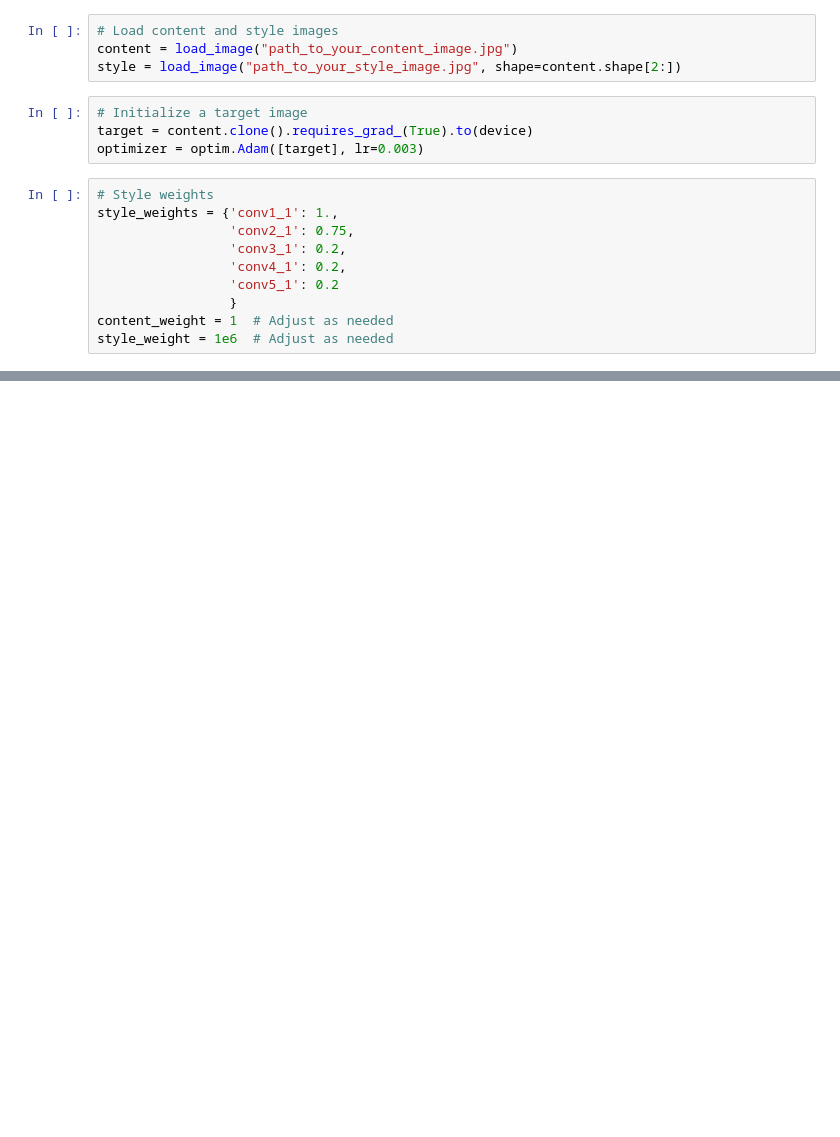
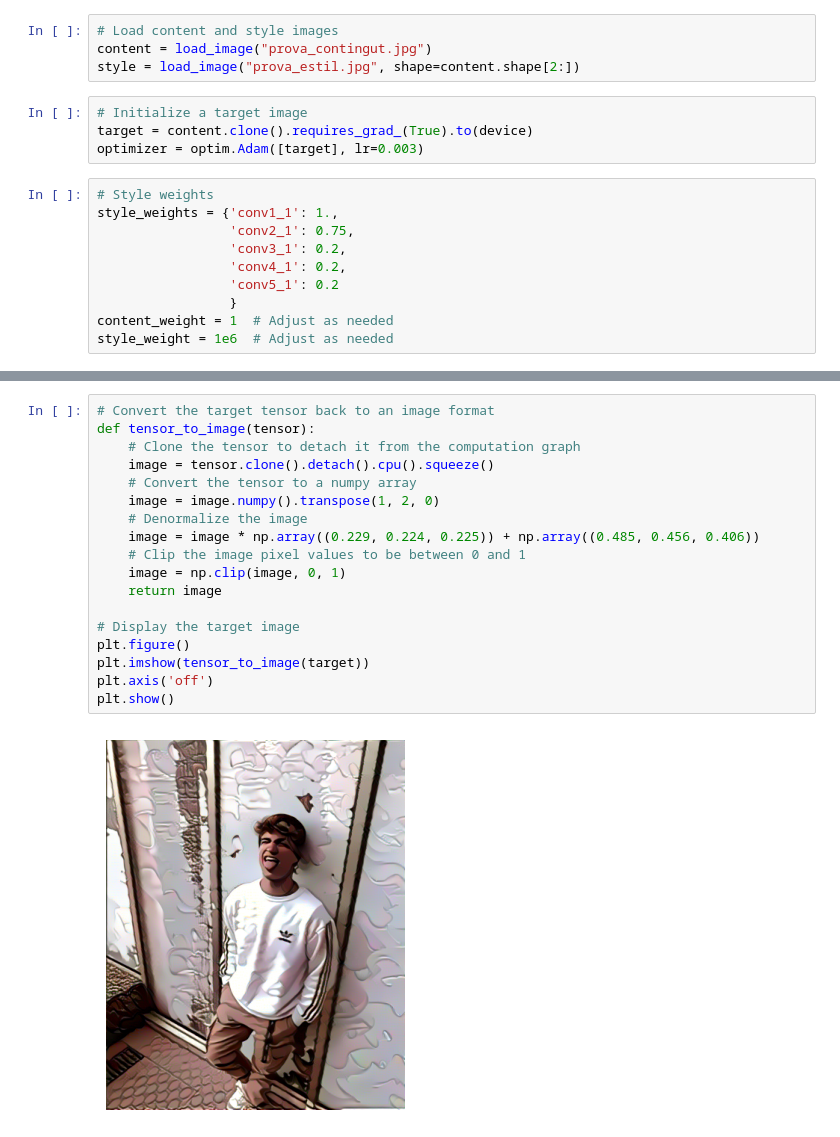
Before and after one commit to snijdersandreu/Neural-Style-Transfer-VGG19, a Jupyter notebook: style_transfer.ipynb, the cells around one changed output, grey strips where cells are left out. Drawn from its saved outputs; the diff is of its cells as text; blank space fills up the shorter version.

```diff
--- a/style_transfer.ipynb
+++ b/style_transfer.ipynb
@@ -65,8 +87,8 @@ def gram_matrix(tensor):
     return gram
 # %%
 # Load content and style images
-content = load_image("path_to_your_content_image.jpg")
-style = load_image("path_to_your_style_image.jpg", shape=content.shape[2:])
+content = load_image("prova_contingut.jpg")
+style = load_image("prova_estil.jpg", shape=content.shape[2:])
 # %%
 # Initialize a target image
 target = content.clone().requires_grad_(True).to(device)
@@ -121,0 +164,20 @@ for i in range(epochs):
+# %%
+# Convert the target tensor back to an image format
+def tensor_to_image(tensor):
+    # Clone the tensor to detach it from the computation graph
+    image = tensor.clone().detach().cpu().squeeze()
+    # Convert the tensor to a numpy array
+    image = image.numpy().transpose(1, 2, 0)
+    # Denormalize the image
+    image = image * np.array((0.229, 0.224, 0.225)) + np.array((0.485, 0.456, 0.406))
+    # Clip the image pixel values to be between 0 and 1
+    image = np.clip(image, 0, 1)
+    return image
+
+# Display the target image
+plt.figure()
+plt.imshow(tensor_to_image(target))
+plt.axis('off')
+plt.show()
+# %% [output]
+[figure, added]
```
Also changed, not shown: parts of 6 cells of this notebook, 5 other files.
